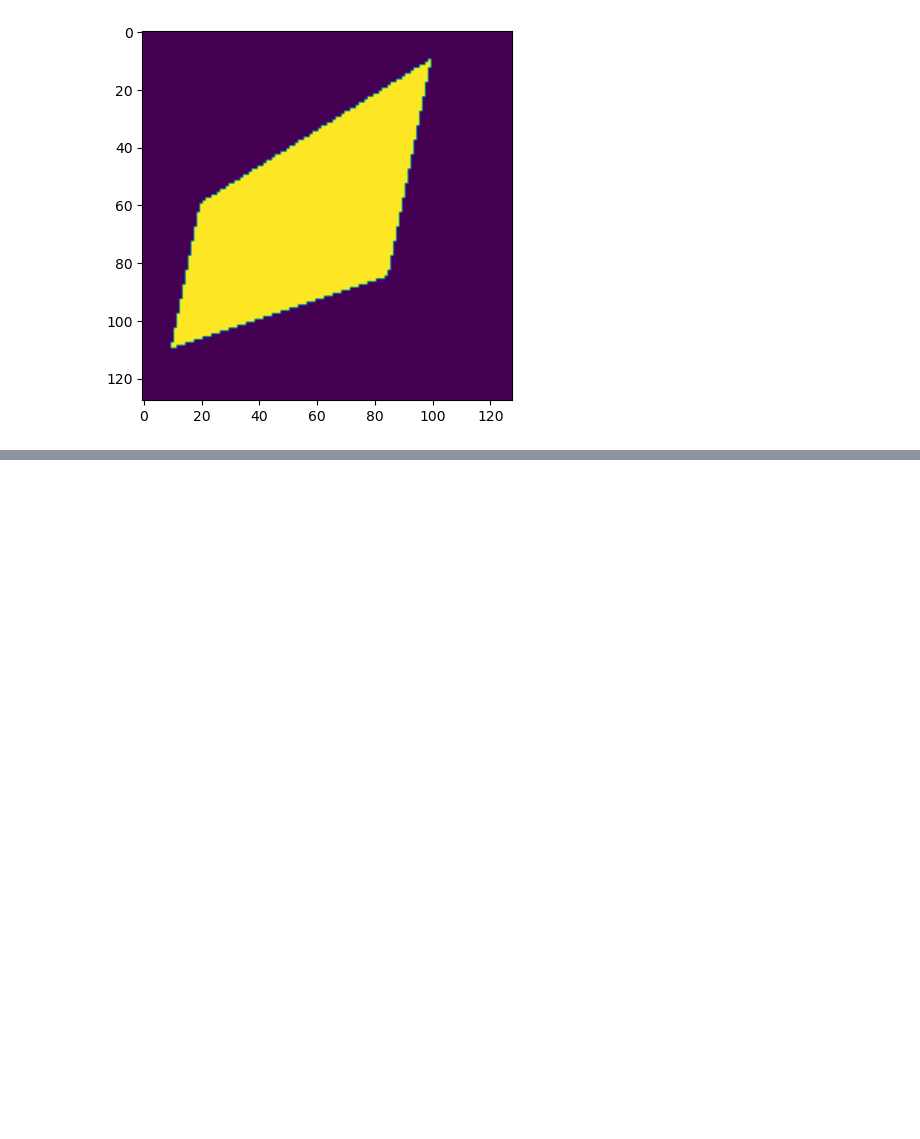
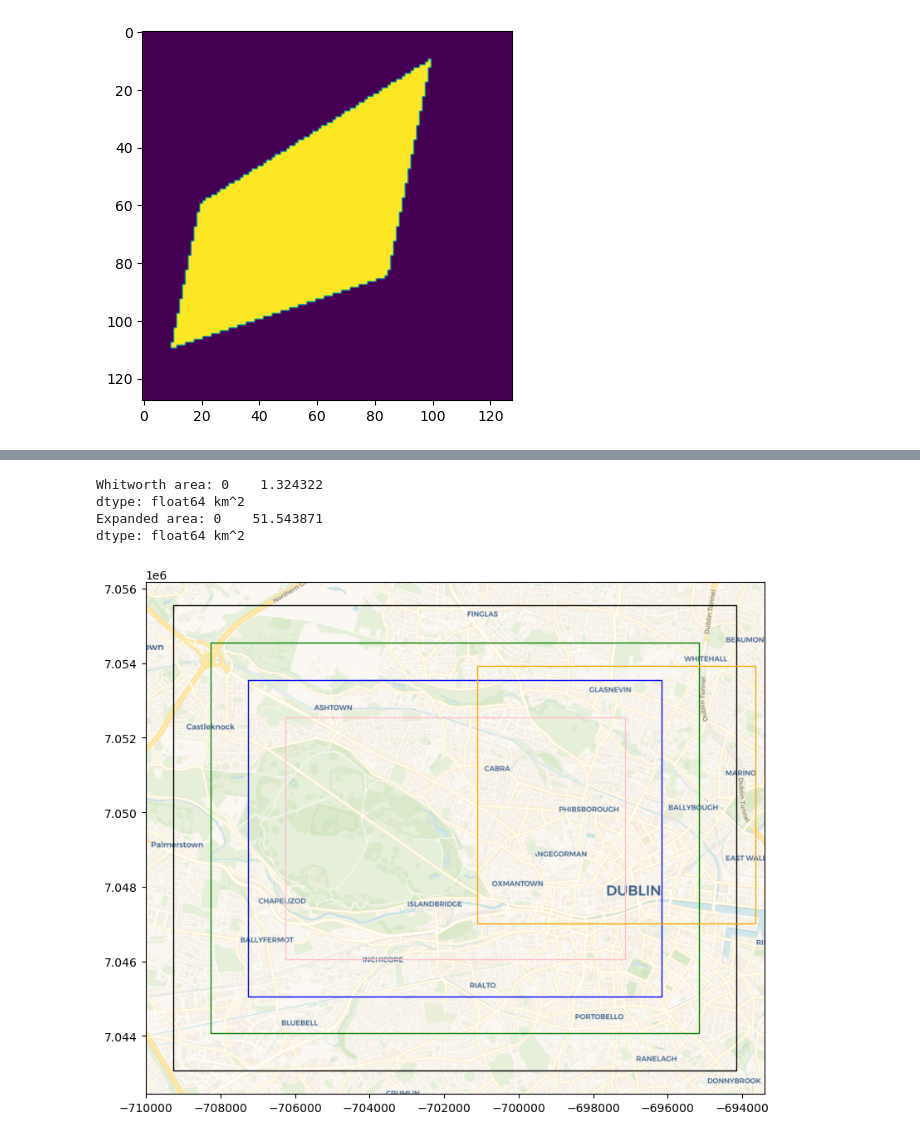
Before and after one commit to paddeaux/osm-poly-query, a Jupyter notebook: osm_api_python.ipynb, the cells around one changed output, grey strips where cells are left out. Cells and saved outputs as stored; diff of their text form; code cells hidden in the pictures; blank space fills up the shorter version.

```diff
--- a/osm_api_python.ipynb
+++ b/osm_api_python.ipynb
@@ -130,0 +183,27 @@ plt.show()
+# %%
+poly = gpd.read_file("polygons/dublin_box_max.geojson").to_crs(3857)
+whit = gpd.read_file("polygons/whitworth.geojson").to_crs(3857)
+
+fig, ax = plt.subplots(1,1,figsize=(10,8))
+poly.plot(ax=ax, edgecolor='black', facecolor='none')
+cx.add_basemap(ax, crs='EPSG:3857', attribution=False, source=cx.providers.CartoDB.Voyager)
+
+buffer_1km = poly.buffer(-1000,join_style=2)
+buffer_2km = poly.buffer(-2000,join_style=2)
+buffer_3km = poly.buffer(-3000,join_style=2)
+
+buffer_1km.plot(ax=ax, edgecolor='green', facecolor='none')
+buffer_2km.plot(ax=ax, edgecolor='blue', facecolor='none')
+buffer_3km.plot(ax=ax, edgecolor='pink', facecolor='none')
+whit.buffer(3000,join_style=2).plot(ax=ax, edgecolor='orange', facecolor='none')
+
+whit_3km = whit.buffer(3000,join_style=2)
+
+print("Whitworth area:", whit.area / 1000000, "km^2")
+print("Expanded area:", whit_3km.area / 1000000, "km^2")
+# %% [output]
+Whitworth area: 0    1.324322
+dtype: float64 km^2
+Expanded area: 0    51.543871
+dtype: float64 km^2
+[figure, added]
```
Also changed, not shown: parts of 6 cells of this notebook, 11 other files.
